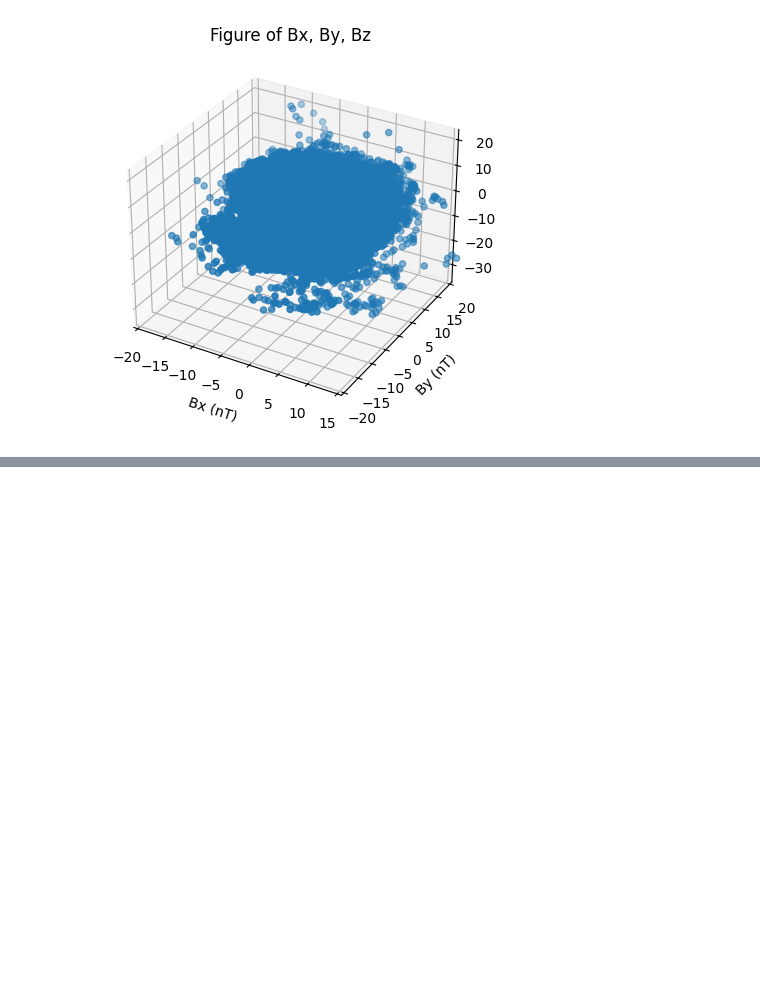
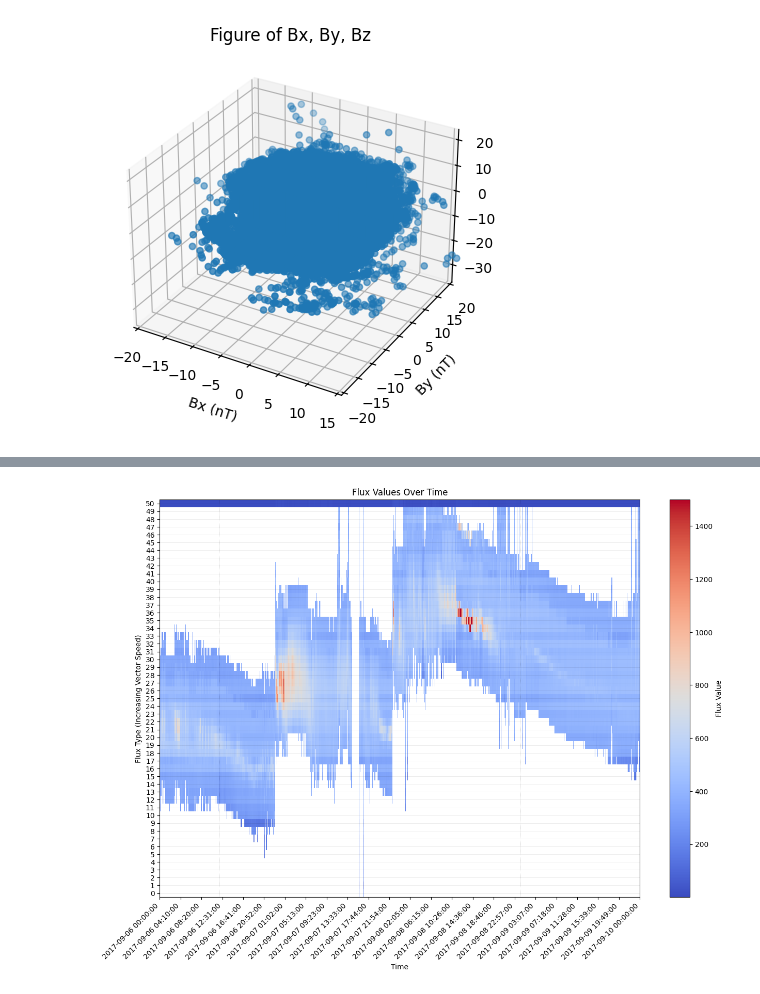
Before and after one commit to space-apps-tacoma/oracle-discovr, a Jupyter notebook: NASA_2017.ipynb, the cells around one changed output, grey strips where cells are left out. Drawn from its saved outputs; the diff is of its cells as text; code cells hidden in the pictures; blank space fills up the shorter version.

```diff
--- a/NASA_2017.ipynb
+++ b/NASA_2017.ipynb
@@ -162,0 +203,16 @@ plt.show()
+# %%
+# Drop the 'Bx', 'By', and 'Bz' columns to focus on the flux columns
+flux_data = data.drop(columns=[1,2,3])
+
+# Set 'Time' as the index for the heatmap
+flux_data.set_index(flux_data.columns[0], inplace=True)
+
+#Compute descriptive statistics
+stats = flux_data.describe()
+
+# Transpose the result to have the flux types as rows
+stats_T = stats.transpose()
+
+# Select specific rows
+specific_rows = stats_T.loc[[4,5,6,7,8,9,10,11,12,13,14,15,16,17,18,19,20,21,22,23,24,25,26,27,28,29,30, 31, 32, 33, 34, 35, 36, 37, 38, 39, 40,41,42,43,44,45,46,47,48,49,50,51,52,53]]
+specific_rows
@@ -162,0 +237,49 @@ plt.show()
+# %%
+# Normalize the data using Min-Max scaling
+#normalized_flux_data = (flux_data - flux_data.min()) / (flux_data.max() - flux_data.min())
+
+# Define color normalization boundaries based on data percentiles
+vmin = flux_data.min().min()  # Global minimum value
+vmax = 1500 # Global Maximum value
+
+# Plot the heatmap using matplotlib
+fig, ax = plt.subplots(figsize=(15, 10))
+cax = ax.matshow(flux_data.iloc[:, :].T, cmap='coolwarm', aspect='auto', vmin=vmin, vmax=vmax)
+
+# Set the x-axis limits (COMMENT this block if the entire year is desired)
+start_date = '2017-09-06' # Pre Solar flare event
+end_date = '2017-09-10' # Post Solar flare and the proceding geo-magnetic storm even has ended
+start_pos = flux_data.index.get_loc(pd.Timestamp(start_date))
+end_pos = flux_data.index.get_loc(pd.Timestamp(end_date))
+ax.set_xlim(start_pos, end_pos)
+
+# Set x-axis labels based on the specified range
+ax.xaxis.set_ticks_position('bottom')
+num_ticks = 24  # Number of time labels to display
+positions = np.linspace(start_pos, end_pos, num_ticks).astype(int)  # Evenly spaced tick positions within the specified range
+ax.set_xticks(positions)
+ax.set_xticklabels(flux_data.index[positions], rotation=45, ha="right")
+
+
+# Reverse the y-axis to have 0 at the bottom and higher vector speeds at the top
+ax.set_ylim(ax.get_ylim()[::-1])  # Inverting the y-axis limits
+
+# Add horizontal grid lines for each vector speed
+ax.yaxis.set_ticks(np.arange(0, len(flux_data.columns), 1))
+ax.grid(which='both', axis='y', linestyle='-', linewidth=0.5, color='k', alpha=0.1)
+
+# Draw vertical grid lines for the specific dates in 2017 to check if the flux is corrolated to the 8th biggest solar flare event X9.3 2017-09-06 11:53am start time
+specific_dates_2017 = ["2017-09-06 11:53:00", "2017-09-09 00:00:00"]
+positions_2017 = [flux_data.index.get_loc(pd.Timestamp(date)) for date in specific_dates_2017]
+for position in positions_2017:
+    ax.axvline(x=position, linewidth=0.6, color='k',linestyle=':', alpha=0.4)
+
+# Colorbar representing the actual range of flux values
+colorbar = plt.colorbar(cax, label='Flux Value')
+
+plt.title('Flux Values Over Time')
+plt.xlabel('Time')
+plt.ylabel('Flux Type (Increasing Vector Speed)')
+plt.show()
+# %% [output]
+[figure, added]
```
Also changed, not shown: parts of 5 cells of this notebook.
